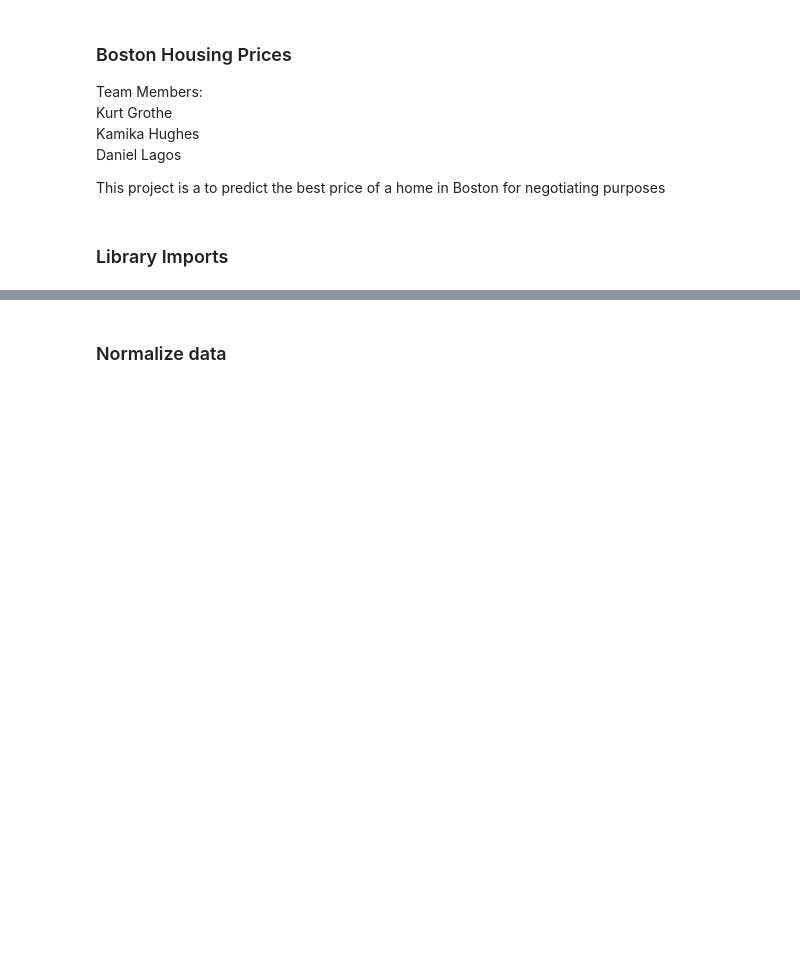
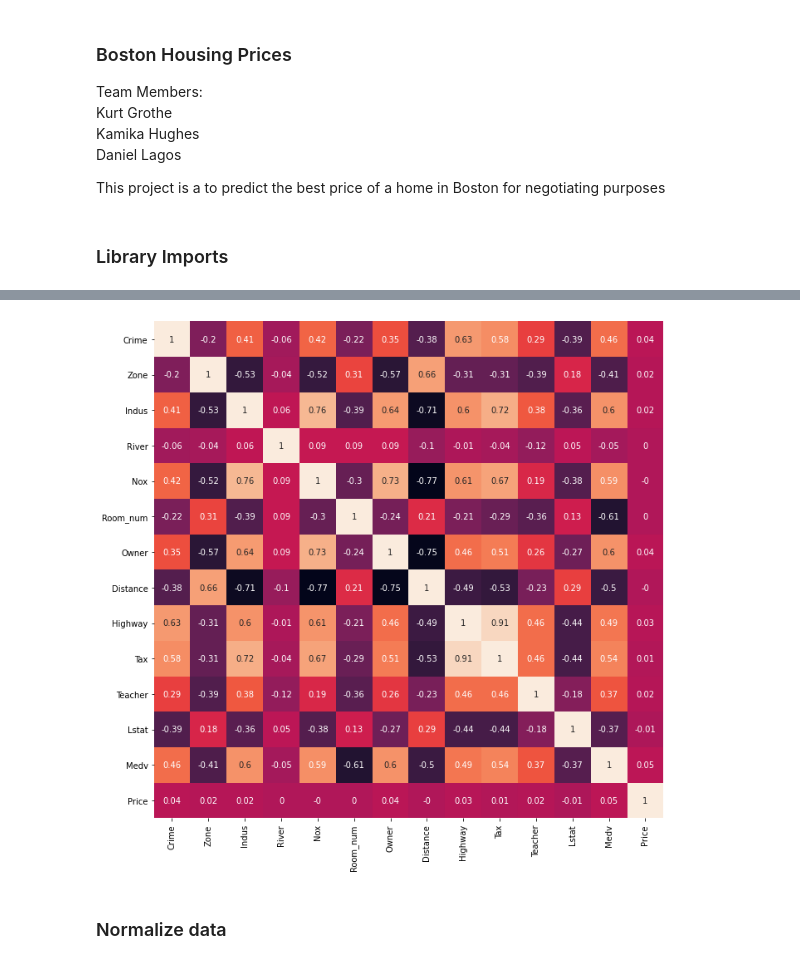
Before and after one commit to kurtgrothe/ANA675_Project, a Jupyter notebook: ANA675_project.ipynb, the cells around one changed output, grey strips where cells are left out. Saved outputs shown, nothing was run; the diff lists cells and outputs as text; code cells hidden in the pictures; blank space fills up the shorter version.

Commit message:
Create DF add Heatmap

```diff
--- a/ANA675_project.ipynb
+++ b/ANA675_project.ipynb
@@ -62,0 +45,12 @@ x_test:(102, 13),  y_test:(102,)
+# %%
+# Create Labels
+labels = ['Crime','Zone','Indus','River','Nox','Room_num','Owner','Distance','Highway','Tax','Teacher','Lstat','Medv']
+# Create Dataframe from train
+df = pd.DataFrame(x_train, columns=labels)
+df['Price'] = y_train[0]
+# Create Dataframe from test
+dfa = pd.DataFrame(x_test, columns=labels)
+dfa['Price'] = y_test[0]
+# Merge test to train df
+df = df.append(dfa)
+df
@@ -63,2 +84,10 @@ x_test:(102, 13),  y_test:(102,)
+# %%
+# Correlatoin Matrix
+matrix = df.corr().round(2)
+fig, ax = plt.subplots(figsize=(11, 11))
+sns.heatmap(matrix, annot=True,cbar=False)
+plt.show()
+# %% [output]
+[figure, added]
 # %% [markdown]
 ### Normalize data
```
Also changed, not shown: parts of 10 cells of this notebook.
